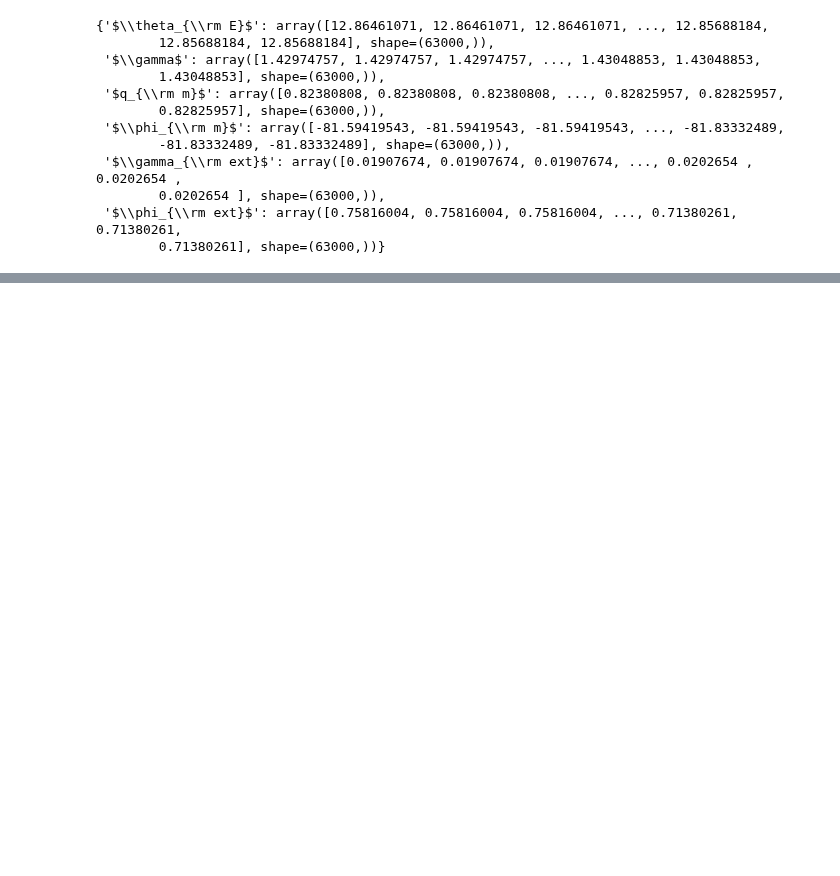
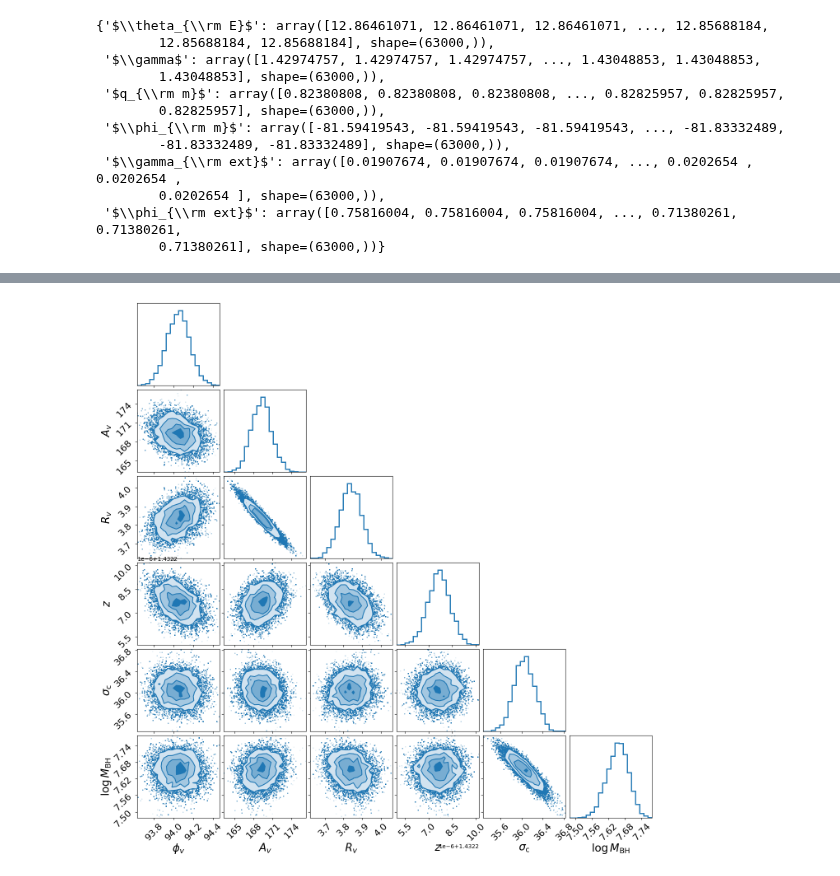
Before and after one commit to williyamshoe/iful, a Jupyter notebook: examples/s4c_compare_dist.ipynb, the cells around one changed output, grey strips where cells are left out. Drawn from its saved outputs; the diff is of its cells as text; code cells hidden in the pictures; blank space fills up the shorter version.

```diff
--- a/examples/s4c_compare_dist.ipynb
+++ b/examples/s4c_compare_dist.ipynb
@@ -55,0 +226,21 @@ iful_chains
+# %%
+param_names = [r"$\phi_{v}$",
+    r"$A_{v}$",
+    r"$R_{v}$",
+    r"$v_{\rm c}$",
+    r"$\sigma_{\rm c}$",
+    r"$\log M_{\rm BH}$",]
+
+iful_v_chains = load_chain(
+    's4_models/iful_velocity_chains.pickle',
+    param_names,
+    [12.86, 1.43, 0.825, -81.7, 0.0195, 0.73],
+    [0.005, 0.0005, 0.002, 0.1, 0.0006, 0.02],
+    180000
+)
+iful_v_chains['$v_{\\rm c}$'] /= 299792
+# iful_v_chains['$v_{\\rm c}$'] -= np.mean(iful_v_chains['$v_{\\rm c}$'])
+iful_v_chains['$z$'] = iful_v_chains.pop('$v_{\\rm c}$')
+param_names[3] = '$z$'
+
+iful_v_chains
@@ -55,0 +260,21 @@ iful_chains
+# %%
+iful_v_samples = np.column_stack([iful_v_chains[p] for p in param_names])
+
+fig = corner.corner(
+    iful_v_samples,
+    labels=param_names,
+    color="#1f77b4",          # Sleek Blue
+    plot_datapoints=True,
+    plot_density=True,
+    fill_contours=True,
+    show_titles=False,
+    hist_kwargs={"linewidth": 2},
+    label_kwargs={"fontsize": 19}
+)
+
+for ax in fig.get_axes():
+    ax.tick_params(axis='both', labelsize=16)
+
+plt.show()
+# %% [output]
+[figure, added]
```
Also changed, not shown: parts of 11 cells of this notebook.
